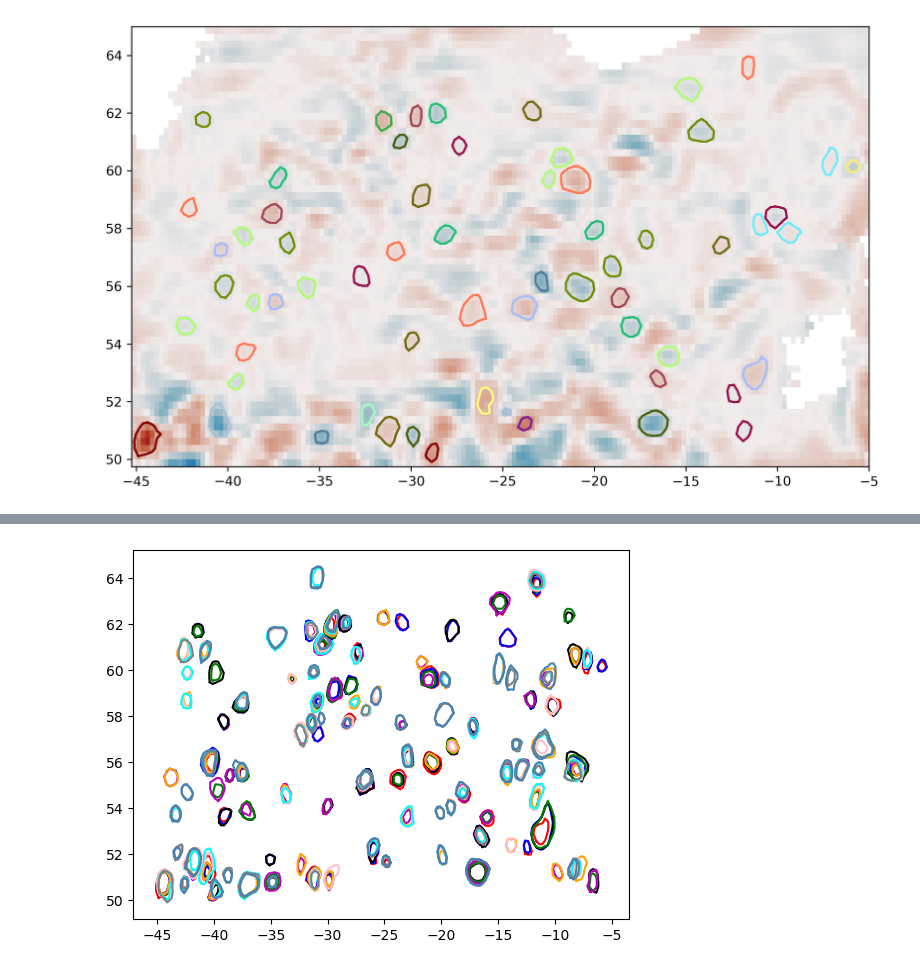
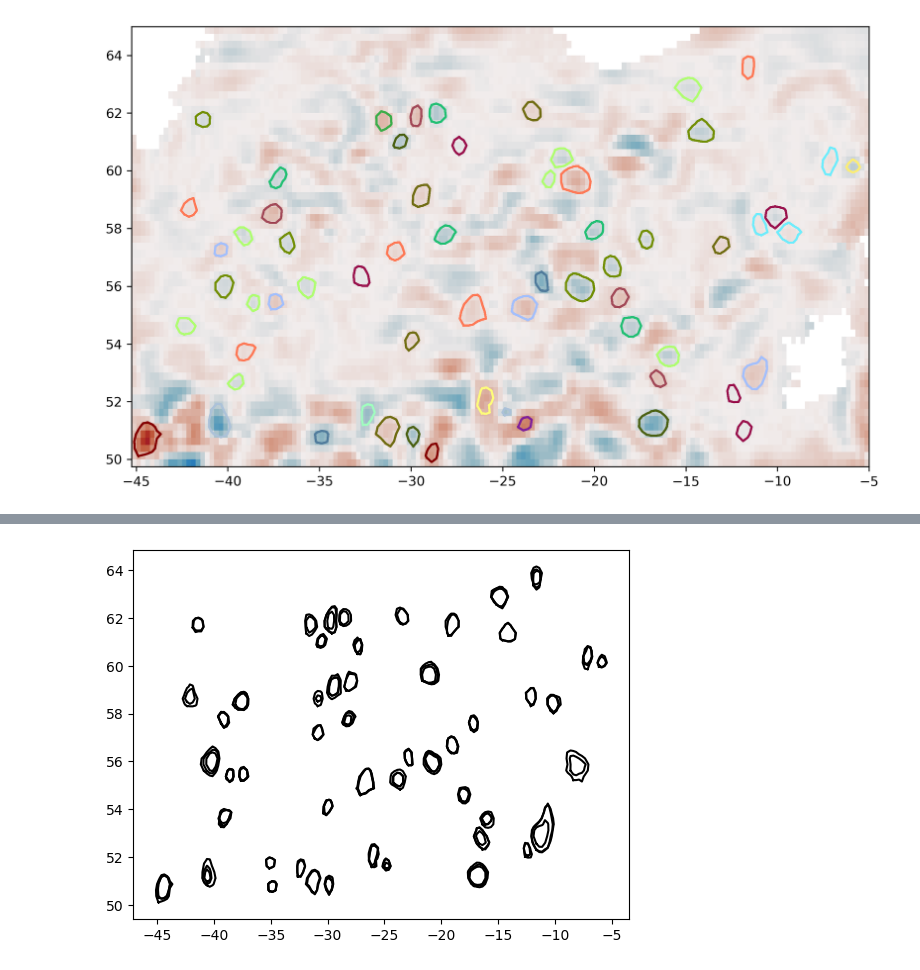
Before and after one commit to josuemtzmo/trackeddy, a Jupyter notebook: examples/Regional_analysis_CHARLY.ipynb, the cells around one changed output, grey strips where cells are left out. Cells and saved outputs as stored; diff of their text form; code cells hidden in the pictures.

Commit message:
time-tracking with backwards searching for missing tracks

```diff
--- a/examples/Regional_analysis_CHARLY.ipynb
+++ b/examples/Regional_analysis_CHARLY.ipynb
@@ -22,6 +22,6 @@ TEddy.plot_eddy_detection_multilevel(df_eddy_multilevel_store)
 # %% [output]
 [figure]
 # %%
-previous_time, current_time = TEddy.time_tracking(t0=0,tf=10,lin_levels=lin_levels)
+track_in_time = TEddy.time_tracking( t0=0,tf=50,lin_levels=lin_levels,ntimes=0 )
 # %% [output]
 0
@@ -65,19 +113,19 @@ def extract_previous_times(ntimes = 5):
 # %%
-colors = ['r','b','k','g','m','orange','pink','cyan','gray','steelblue']
+# colors = ['r','b','k','g','m','orange','pink','cyan','gray','steelblue']
 for eddy in track_in_time.index.get_level_values(level=0).unique():
     times = track_in_time.loc[eddy].index.get_level_values(level=0).unique()
     # num_colors = times.max()
 
     if len(times)<2:
         continue
 
     for time in times:
         x_contour = track_in_time.loc[eddy,time].contour_path_x
         y_contour = track_in_time.loc[eddy,time].contour_path_y
 
-        plt.plot(x_contour,y_contour,linestyle='-',color=colors[time])
+        plt.plot(x_contour,y_contour,linestyle='-',color='k')
 
     # plt.title(eddy)
     # plt.show()
 # %% [output]
-[figure, old version]
+[figure, new version]
```
Also changed, not shown: parts of 8 cells of this notebook, 1 other file.
